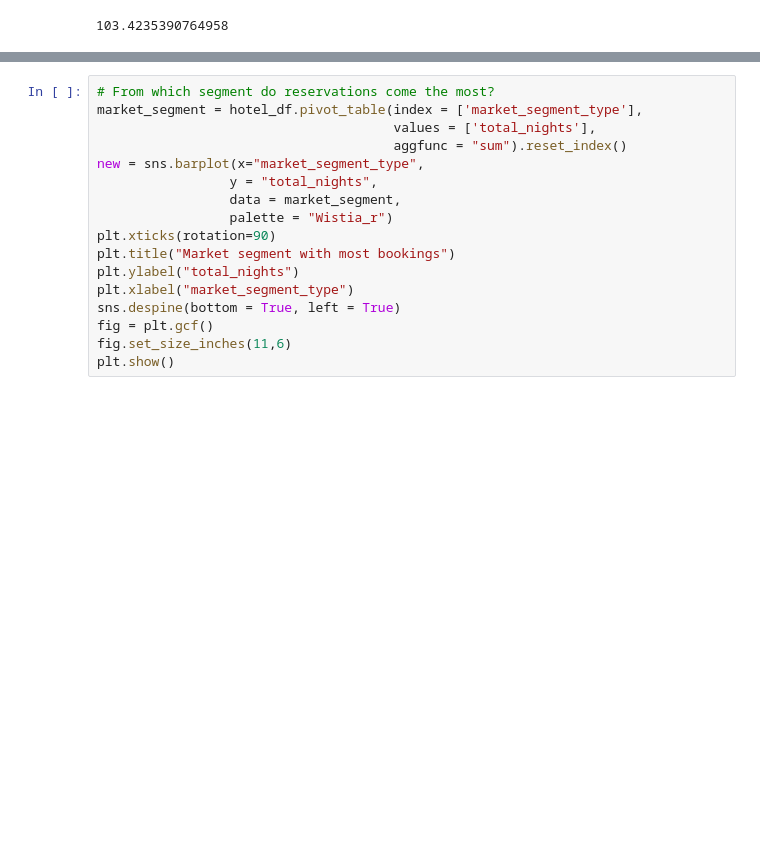
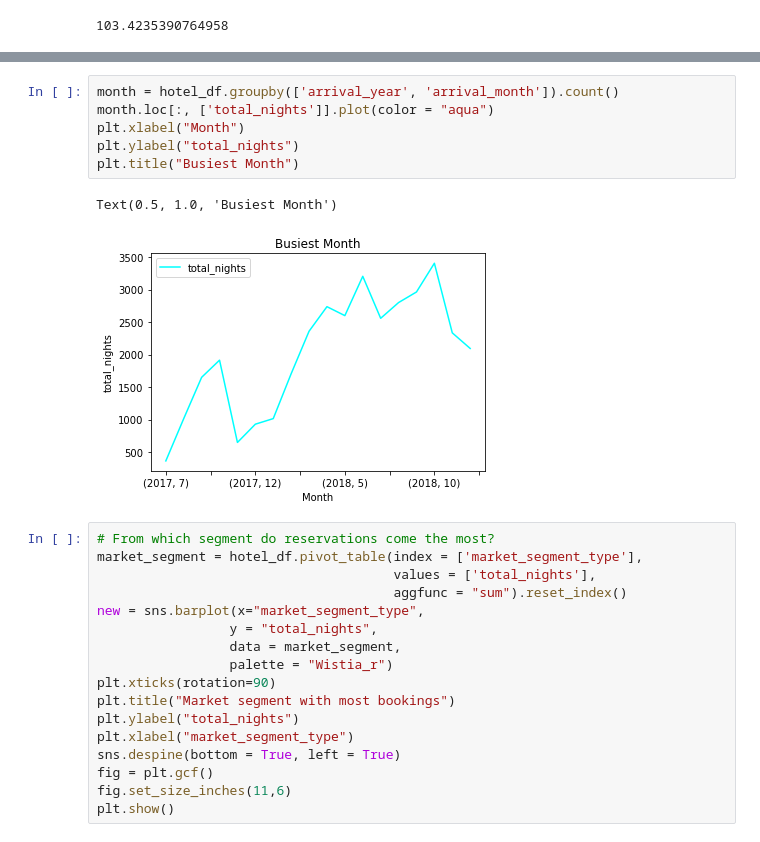
Before and after one commit to domivillacis/Hotel_reservations_analysis, a Jupyter notebook: Hotel_dataset.ipynb, the cells around one changed output, grey strips where cells are left out. Drawn from its saved outputs; the diff is of its cells as text; blank space fills up the shorter version.

```diff
--- a/Hotel_dataset.ipynb
+++ b/Hotel_dataset.ipynb
@@ -216,3 +241,12 @@ hotel_df['avg_price_per_room'].corr(hotel_df['total_nights'])
+# %%
+month = hotel_df.groupby(['arrival_year', 'arrival_month']).count()
+month.loc[:, ['total_nights']].plot(color = "aqua")
+plt.xlabel("Month")
+plt.ylabel("total_nights")
+plt.title("Busiest Month")
+# %% [output]
+Text(0.5, 1.0, 'Busiest Month')
+[figure, added]
 # %%
 # From which segment do reservations come the most?
 market_segment = hotel_df.pivot_table(index = ['market_segment_type'],
```
Also changed, not shown: parts of 8 cells of this notebook.
